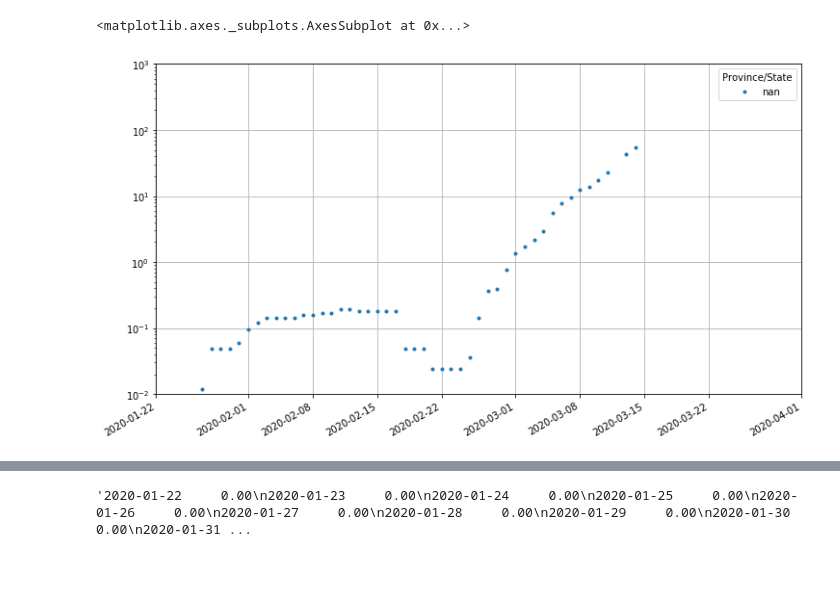
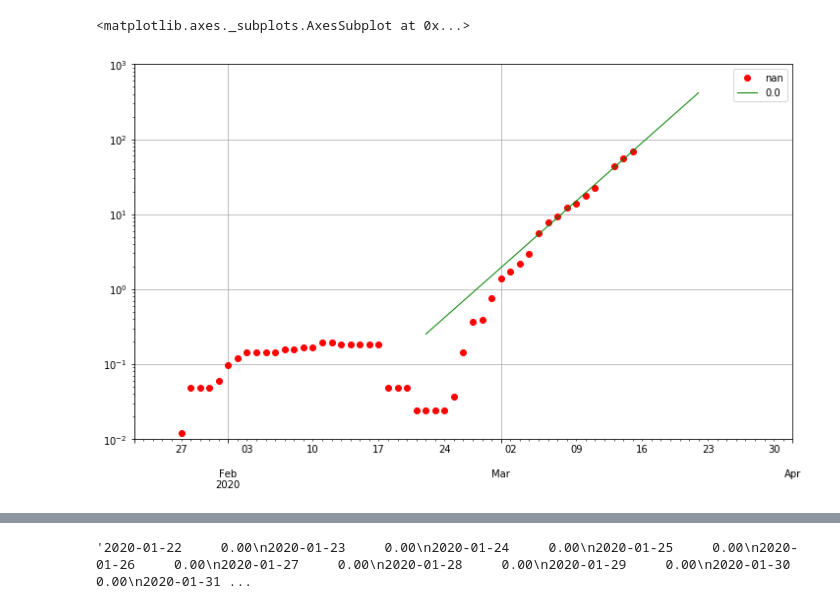
Before and after one commit to matsim-vsp/COVID-19, a Jupyter notebook: csse_covid_19_data/csse_covid_19_time_series/Untitled.ipynb, the cells around one changed output, grey strips where cells are left out. Saved outputs shown, nothing was run; the diff lists cells and outputs as text; code cells hidden in the pictures; blank space fills up the shorter version.

```diff
--- a/csse_covid_19_data/csse_covid_19_time_series/Untitled.ipynb
+++ b/csse_covid_19_data/csse_covid_19_time_series/Untitled.ipynb
@@ -149,9 +149,21 @@ df6b.loc['2020-03-10':'2020-03-15',:]
+# %%
+germany = df6b['Germany']
+# %%
+fit = pd.Series(0.25*np.exp(np.arange(0,30,1)*np.log(10.)/9.))
+fit.index = pd.date_range(start="2020-02-22",periods=fit.size)
+# %%
+combined = pd.concat([germany,fit],axis=1)
 # %%
 plt.close('all')
 plt.rcParams['figure.figsize']=[12,7]
-df6b['Germany'].plot(kind='line',marker="o",markersize=3,linewidth=0,
+default_cycler = (cycler(color=['r', 'g', 'b', 'y']) +
+                  cycler(linestyle=['', '-', ':', '-.']) +
+                  cycler(marker=['o','','','']))
+plt.rc('lines', linewidth=1)
+plt.rc('axes', prop_cycle=default_cycler)
+combined.plot(kind='line',
                      logy=True,ylim=(0.01,1000),xlim=("2020-01-22","2020-04-01"),
                     grid=True)
 # %% [output]
 <matplotlib.axes._subplots.AxesSubplot at 0x...>
-[figure, old version]
+[figure, new version]
```
Also changed, not shown: parts of 16 cells of this notebook.
